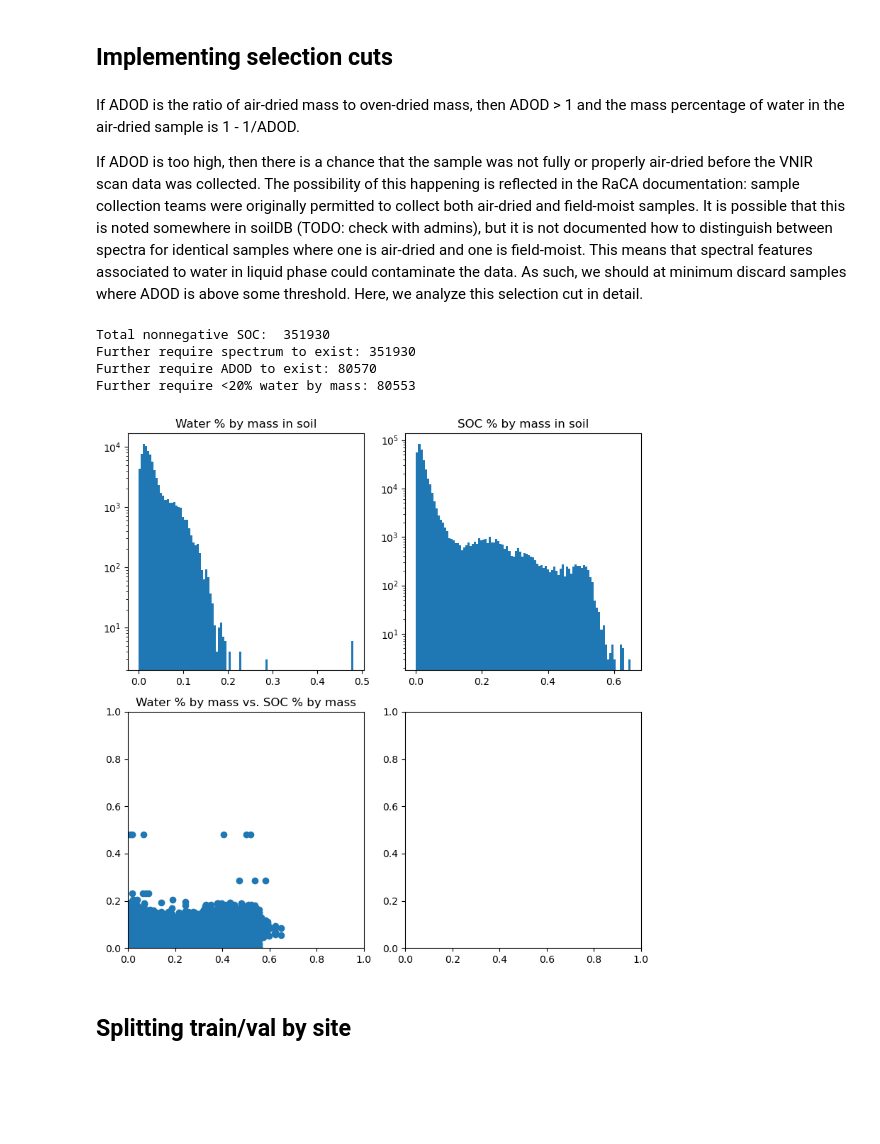
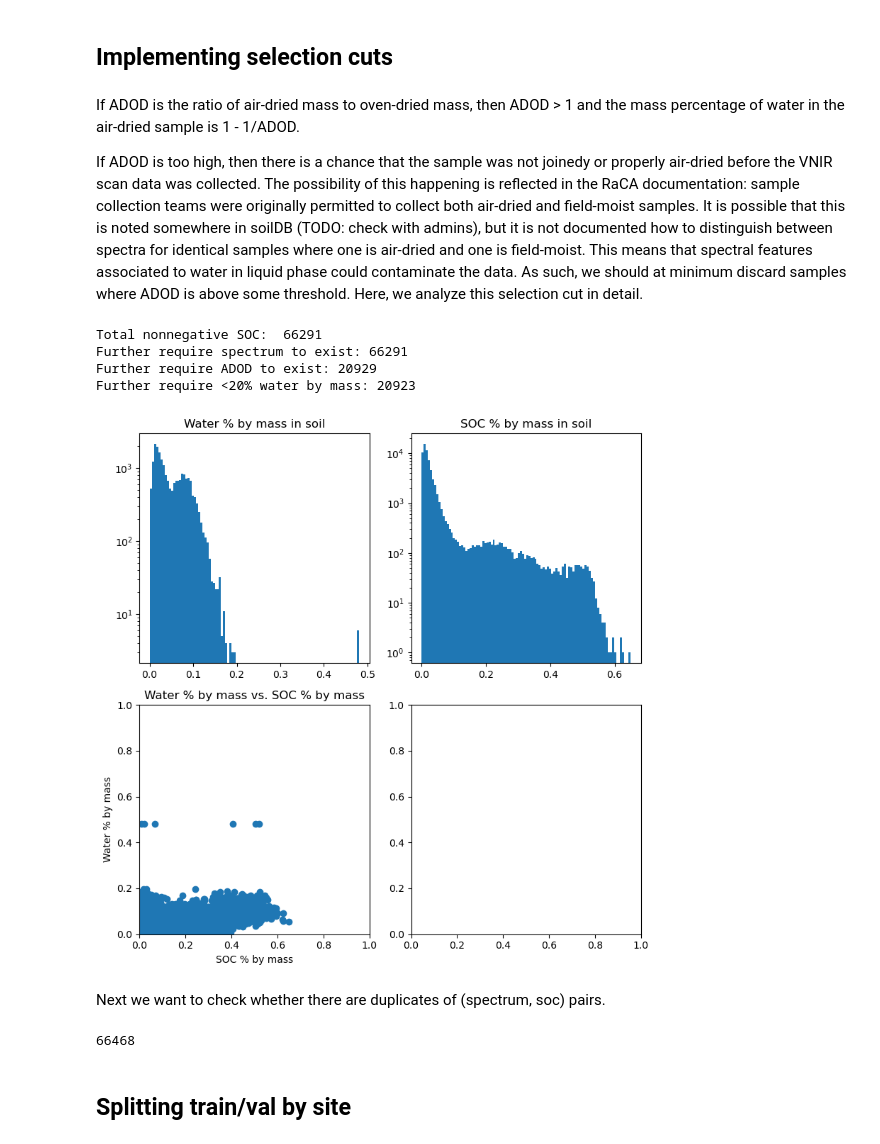
Before and after one commit to sujaynr/RaCA-Analysis, a Jupyter notebook: dataAnalysis.ipynb, the cells around one changed output. Saved outputs shown, nothing was run; the diff lists cells and outputs as text; code cells hidden in the pictures; blank space fills up the shorter version.

```diff
--- a/dataAnalysis.ipynb
+++ b/dataAnalysis.ipynb
@@ -45,3 +46,7 @@ joined = pd.read_csv(f"{current_directory}/data_utils/RaCA-full-dataset.csv")
+# %%
+# load pandas dataframe from h5
+current_directory = os.getcwd()
+joined = pd.read_hdf(f"{current_directory}/data_utils/ICLRDataset_RaCAFullDataset.h5", key="df")
 # %% [markdown]
 ## Understanding SOC estimates
 # %% [markdown]
@@ -166,42 +172,46 @@ Here are the fields scraped from soilDB in the Pandas dataframe:
 # %% [markdown]
 If ADOD is the ratio of air-dried mass to oven-dried mass, then ADOD > 1 and the mass percentage of water in the air-dried sample is 1 - 1/ADOD.
 
-If ADOD is too high, then there is a chance that the sample was not fully or properly air-dried before the VNIR scan data was collected. The possibility of this happening is reflected in the RaCA documentation: sample collection teams were originally permitted to collect both air-dried and field-moist samples. It is possible that this is noted somewhere in soilDB (TODO: check with admins), but it is not documented how to distinguish between spectra for identical samples where one is air-dried and one is field-moist. This means that spectral features associated to water in liquid phase could contaminate the data. As such, we should at minimum discard samples where ADOD is above some threshold. Here, we analyze this selection cut in detail.
+If ADOD is too high, then there is a chance that the sample was not joinedy or properly air-dried before the VNIR scan data was collected. The possibility of this happening is reflected in the RaCA documentation: sample collection teams were originally permitted to collect both air-dried and field-moist samples. It is possible that this is noted somewhere in soilDB (TODO: check with admins), but it is not documented how to distinguish between spectra for identical samples where one is air-dried and one is field-moist. This means that spectral features associated to water in liquid phase could contaminate the data. As such, we should at minimum discard samples where ADOD is above some threshold. Here, we analyze this selection cut in detail.
 # %%
-print("Total nonnegative SOC: ",((full['soc'] > 0).astype(int)).sum())
-print("Further require spectrum to exist:",((full['soc'] > 0).astype(int) * (full['500'] > 0).astype(int)).sum())
-print("Further require ADOD to exist:",((full['soc'] > 0).astype(int) * (full['500'] > 0).astype(int) * (full['adod'] > 0).astype(int)).sum())
-print("Further require <20% water by mass:",((full['soc'] > 0).astype(int) * (full['500'] > 0).astype(int) * (full['adod'] > 0).astype(int) * ((1-1/full['adod']) < 0.2).astype(int)).sum())
+print("Total nonnegative SOC: ",((joined['soc'] > 0).astype(int)).sum())
+print("Further require spectrum to exist:",((joined['soc'] > 0).astype(int) * (joined['500'] > 0).astype(int)).sum())
+print("Further require ADOD to exist:",((joined['soc'] > 0).astype(int) * (joined['500'] > 0).astype(int) * (joined['adod'] > 0).astype(int)).sum())
+print("Further require <20% water by mass:",((joined['soc'] > 0).astype(int) * (joined['500'] > 0).astype(int) * (joined['adod'] > 0).astype(int) * ((1-1/joined['adod']) < 0.2).astype(int)).sum())
 
 
 fig, axs = plt.subplots(2, 2, figsize=(8, 8))
 
 # Plot the first subplot
-axs[0, 0].hist(1 - 1/full['adod'], bins=100)
+axs[0, 0].hist(1 - 1/joined['adod'], bins=100)
 axs[0, 0].set_title("Water % by mass in soil")
 axs[0, 0].set_yscale('log')
 
 # Plot the second subplot
-axs[0, 1].hist(full['soc']/100, bins=100)
+axs[0, 1].hist(joined['soc']/100, bins=100)
 axs[0, 1].set_title("SOC % by mass in soil")
 axs[0, 1].set_yscale('log')
 
 # Plot the third subplot
-axs[1, 0].scatter(full['soc']/100,(1-1/full['adod']))
+axs[1, 0].scatter(joined['soc']/100,(1-1/joined['adod']))
 axs[1, 0].set_title("Water % by mass vs. SOC % by mass")
+axs[1, 0].set_xlabel("SOC % by mass")
+axs[1, 0].set_ylabel("Water % by mass")
 axs[1, 0].set_xlim([0,1.])
 axs[1, 0].set_ylim([0,1.])
 
 # Plot the fourth subplot
-# axs[1, 1].hist(1 - 1/full['adod'], bins=100)
+# axs[1, 1].hist(1 - 1/joined['adod'], bins=100)
 # axs[1, 1].set_title("Water % by mass in soil")
 # axs[1, 1].set_yscale('log')
 
 # Adjust the spacing between subplots
 plt.tight_layout()
 # %% [output]
-Total nonnegative SOC:  351930
-Further require spectrum to exist: 351930
-Further require ADOD to exist: 80570
-Further require <20% water by mass: 80553
+Total nonnegative SOC:  66291
+Further require spectrum to exist: 66291
+Further require ADOD to exist: 20929
+Further require <20% water by mass: 20923
-[figure, old version]
+[figure, new version]
+# %% [markdown]
+Next we want to check whether there are duplicates of (spectrum, soc) pairs.
@@ -208,2 +228,6 @@ Further require <20% water by mass: 80553
+# %%
+len(joined)
+# %% [output]
+66468
 # %% [markdown]
 ## Splitting train/val by site
```
Also changed, not shown: parts of 44 cells of this notebook, 2 other files.
